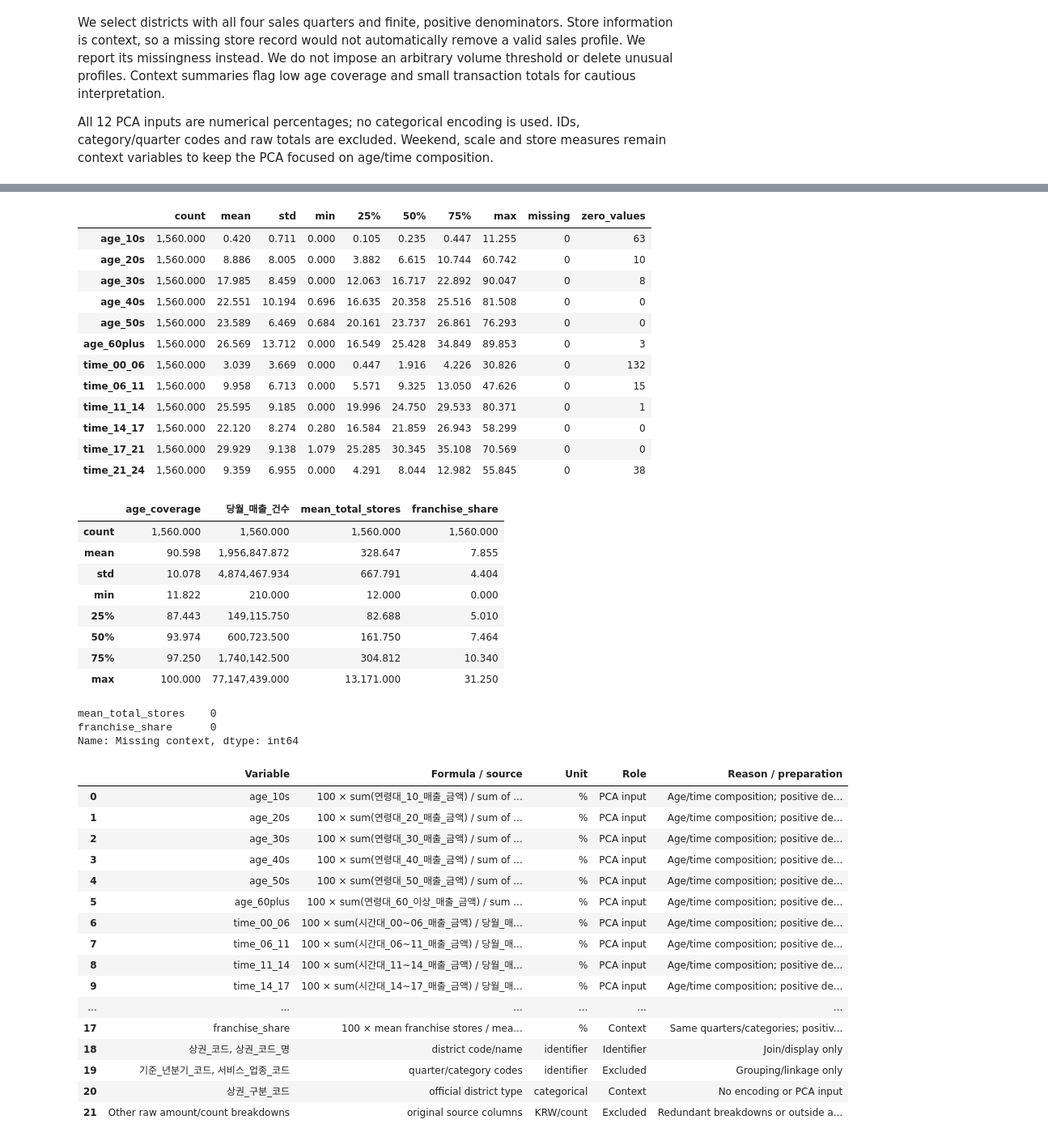
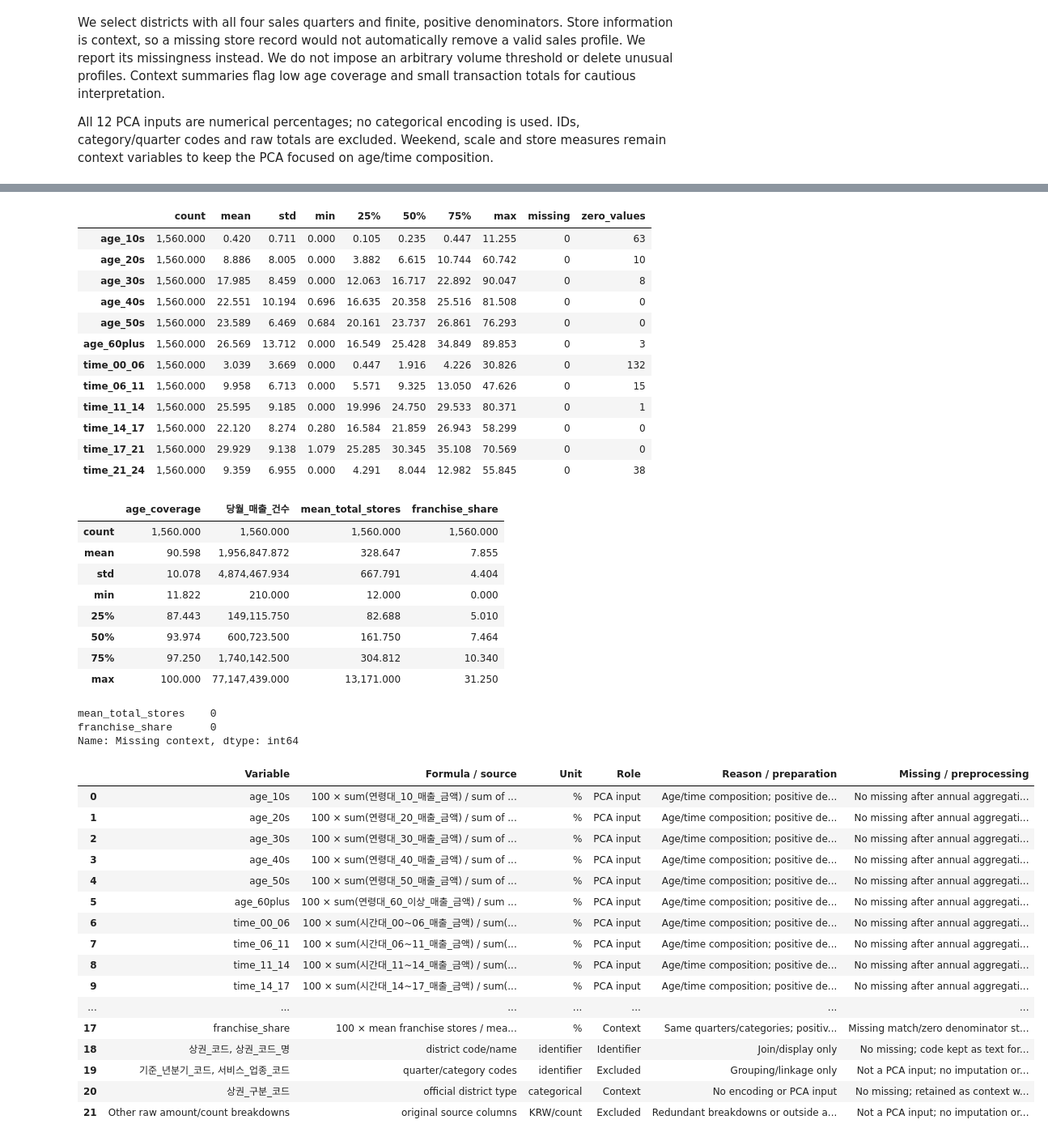
Before and after one commit to Hyunsoo37/CDS_303_Final_Project, a Jupyter notebook: docs/session-2/CDS303_Project2.ipynb, the cells around one changed output, grey strips where cells are left out. Shown at 81% size. Saved outputs shown, nothing was run; the diff lists cells and outputs as text; code cells hidden in the pictures.

```diff
--- a/docs/session-2/CDS303_Project2.ipynb
+++ b/docs/session-2/CDS303_Project2.ipynb
@@ -268,7 +272,7 @@ display(analysis[['mean_total_stores', 'franchise_share']].isna().sum().rename('
 
 variable_rows = []
 for source, feature in zip(age_columns + time_columns, features):
-    denominator = 'sum of six age amounts' if feature in age_features else TOTAL
+    denominator = 'sum of six aggregated age amounts' if feature in age_features else f'sum({TOTAL})'
     variable_rows.append([feature, f'100 × sum({source}) / {denominator}', '%', 'PCA input',
                           'Age/time composition; positive denominator, then StandardScaler'])
 variable_rows += [
@@ -283,53 +287,64 @@ variable_rows += [
     ['상권_구분_코드', 'official district type', 'categorical', 'Context', 'No encoding or PCA input'],
     ['Other raw amount/count breakdowns', 'original source columns', 'KRW/count', 'Excluded', 'Redundant breakdowns or outside age/time question']]
 variables = pd.DataFrame(variable_rows, columns=['Variable', 'Formula / source', 'Unit', 'Role', 'Reason / preparation'])
+variables['Missing / preprocessing'] = [
+    'No missing after annual aggregation; undefined denominator stays missing; invalid profile excluded; standardized'
+    if role == 'PCA input' else
+    'No missing; code kept as text for linkage/display only'
+    if role == 'Identifier' else
+    'Not a PCA input; no imputation or encoding'
+    if role == 'Excluded' else
+    'Missing match/zero denominator stays missing; no imputation; not standardized for PCA'
+    if variable in ['mean_total_stores', 'franchise_share', 'sales_per_transaction', 'age_coverage', 'weekend_share'] else
+    'No missing; retained as context without imputation or PCA scaling'
+    for variable, role in zip(variables['Variable'], variables['Role'])]
 display(variables)
 # %% [output]
 |  | Status | Districts |
 | 0 | Included | 1560 |
 | 1 | Incomplete sales year | 17 |
 |  | count | mean | std | min | 25% | 50% | 75% | max | missing | zero_values |
 | age_10s | 1,560.000 | 0.420 | 0.711 | 0.000 | 0.105 | 0.235 | 0.447 | 11.255 | 0 | 63 |
 | age_20s | 1,560.000 | 8.886 | 8.005 | 0.000 | 3.882 | 6.615 | 10.744 | 60.742 | 0 | 10 |
 | age_30s | 1,560.000 | 17.985 | 8.459 | 0.000 | 12.063 | 16.717 | 22.892 | 90.047 | 0 | 8 |
 | age_40s | 1,560.000 | 22.551 | 10.194 | 0.696 | 16.635 | 20.358 | 25.516 | 81.508 | 0 | 0 |
 | age_50s | 1,560.000 | 23.589 | 6.469 | 0.684 | 20.161 | 23.737 | 26.861 | 76.293 | 0 | 0 |
 | age_60plus | 1,560.000 | 26.569 | 13.712 | 0.000 | 16.549 | 25.428 | 34.849 | 89.853 | 0 | 3 |
 | time_00_06 | 1,560.000 | 3.039 | 3.669 | 0.000 | 0.447 | 1.916 | 4.226 | 30.826 | 0 | 132 |
 | time_06_11 | 1,560.000 | 9.958 | 6.713 | 0.000 | 5.571 | 9.325 | 13.050 | 47.626 | 0 | 15 |
 | time_11_14 | 1,560.000 | 25.595 | 9.185 | 0.000 | 19.996 | 24.750 | 29.533 | 80.371 | 0 | 1 |
 | time_14_17 | 1,560.000 | 22.120 | 8.274 | 0.280 | 16.584 | 21.859 | 26.943 | 58.299 | 0 | 0 |
 | time_17_21 | 1,560.000 | 29.929 | 9.138 | 1.079 | 25.285 | 30.345 | 35.108 | 70.569 | 0 | 0 |
 | time_21_24 | 1,560.000 | 9.359 | 6.955 | 0.000 | 4.291 | 8.044 | 12.982 | 55.845 | 0 | 38 |
 |  | age_coverage | 당월_매출_건수 | mean_total_stores | franchise_share |
 | count | 1,560.000 | 1,560.000 | 1,560.000 | 1,560.000 |
 | mean | 90.598 | 1,956,847.872 | 328.647 | 7.855 |
 | std | 10.078 | 4,874,467.934 | 667.791 | 4.404 |
 | min | 11.822 | 210.000 | 12.000 | 0.000 |
 | 25% | 87.443 | 149,115.750 | 82.688 | 5.010 |
 | 50% | 93.974 | 600,723.500 | 161.750 | 7.464 |
 | 75% | 97.250 | 1,740,142.500 | 304.812 | 10.340 |
 | max | 100.000 | 77,147,439.000 | 13,171.000 | 31.250 |
 mean_total_stores    0
 franchise_share      0
 Name: Missing context, dtype: int64
-|  | Variable | Formula / source | Unit | Role | Reason / preparation |
-| 0 | age_10s | 100 × sum(연령대_10_매출_금액) / sum of ... | % | PCA input | Age/time composition; positive de... |
-| 1 | age_20s | 100 × sum(연령대_20_매출_금액) / sum of ... | % | PCA input | Age/time composition; positive de... |
-| 2 | age_30s | 100 × sum(연령대_30_매출_금액) / sum of ... | % | PCA input | Age/time composition; positive de... |
-| 3 | age_40s | 100 × sum(연령대_40_매출_금액) / sum of ... | % | PCA input | Age/time composition; positive de... |
-| 4 | age_50s | 100 × sum(연령대_50_매출_금액) / sum of ... | % | PCA input | Age/time composition; positive de... |
-| 5 | age_60plus | 100 × sum(연령대_60_이상_매출_금액) / sum ... | % | PCA input | Age/time composition; positive de... |
-| 6 | time_00_06 | 100 × sum(시간대_00~06_매출_금액) / 당월_매... | % | PCA input | Age/time composition; positive de... |
-| 7 | time_06_11 | 100 × sum(시간대_06~11_매출_금액) / 당월_매... | % | PCA input | Age/time composition; positive de... |
-| 8 | time_11_14 | 100 × sum(시간대_11~14_매출_금액) / 당월_매... | % | PCA input | Age/time composition; positive de... |
-| 9 | time_14_17 | 100 × sum(시간대_14~17_매출_금액) / 당월_매... | % | PCA input | Age/time composition; positive de... |
-| ... | ... | ... | ... | ... | ... |
-| 17 | franchise_share | 100 × mean franchise stores / mea... | % | Context | Same quarters/categories; positiv... |
-| 18 | 상권_코드, 상권_코드_명 | district code/name | identifier | Identifier | Join/display only |
-| 19 | 기준_년분기_코드, 서비스_업종_코드 | quarter/category codes | identifier | Excluded | Grouping/linkage only |
-| 20 | 상권_구분_코드 | official district type | categorical | Context | No encoding or PCA input |
-| 21 | Other raw amount/count breakdowns | original source columns | KRW/count | Excluded | Redundant breakdowns or outside a... |
+|  | Variable | Formula / source | Unit | Role | Reason / preparation | Missing / preprocessing |
+| 0 | age_10s | 100 × sum(연령대_10_매출_금액) / sum of ... | % | PCA input | Age/time composition; positive de... | No missing after annual aggregati... |
+| 1 | age_20s | 100 × sum(연령대_20_매출_금액) / sum of ... | % | PCA input | Age/time composition; positive de... | No missing after annual aggregati... |
+| 2 | age_30s | 100 × sum(연령대_30_매출_금액) / sum of ... | % | PCA input | Age/time composition; positive de... | No missing after annual aggregati... |
+| 3 | age_40s | 100 × sum(연령대_40_매출_금액) / sum of ... | % | PCA input | Age/time composition; positive de... | No missing after annual aggregati... |
+| 4 | age_50s | 100 × sum(연령대_50_매출_금액) / sum of ... | % | PCA input | Age/time composition; positive de... | No missing after annual aggregati... |
+| 5 | age_60plus | 100 × sum(연령대_60_이상_매출_금액) / sum ... | % | PCA input | Age/time composition; positive de... | No missing after annual aggregati... |
+| 6 | time_00_06 | 100 × sum(시간대_00~06_매출_금액) / sum(... | % | PCA input | Age/time composition; positive de... | No missing after annual aggregati... |
+| 7 | time_06_11 | 100 × sum(시간대_06~11_매출_금액) / sum(... | % | PCA input | Age/time composition; positive de... | No missing after annual aggregati... |
+| 8 | time_11_14 | 100 × sum(시간대_11~14_매출_금액) / sum(... | % | PCA input | Age/time composition; positive de... | No missing after annual aggregati... |
+| 9 | time_14_17 | 100 × sum(시간대_14~17_매출_금액) / sum(... | % | PCA input | Age/time composition; positive de... | No missing after annual aggregati... |
+| ... | ... | ... | ... | ... | ... | ... |
+| 17 | franchise_share | 100 × mean franchise stores / mea... | % | Context | Same quarters/categories; positiv... | Missing match/zero denominator st... |
+| 18 | 상권_코드, 상권_코드_명 | district code/name | identifier | Identifier | Join/display only | No missing; code kept as text for... |
+| 19 | 기준_년분기_코드, 서비스_업종_코드 | quarter/category codes | identifier | Excluded | Grouping/linkage only | Not a PCA input; no imputation or... |
+| 20 | 상권_구분_코드 | official district type | categorical | Context | No encoding or PCA input | No missing; retained as context w... |
+| 21 | Other raw amount/count breakdowns | original source columns | KRW/count | Excluded | Redundant breakdowns or outside a... | Not a PCA input; no imputation or... |
 # %% [markdown]
 ## 5. Standardize and apply PCA
 Following Demo 6, StandardScaler centers each input and divides by its population standard deviation. Although all inputs are percentages, their spreads differ, so this gives equal initial variance to each variable. It can also increase the influence of a low-spread age band. Each district has equal weight in PCA, regardless of sales scale.
```
Also changed, not shown: parts of 2 cells of this notebook, 5 other files.
